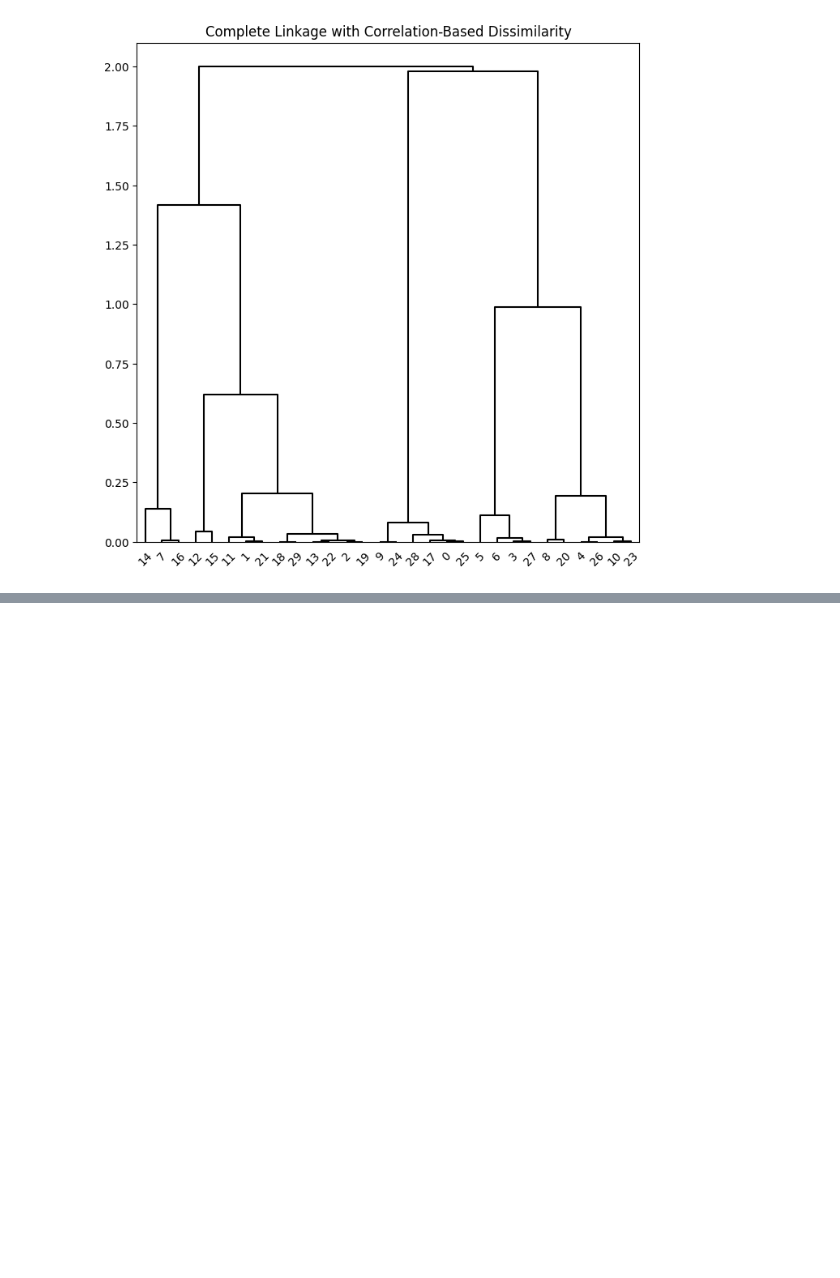
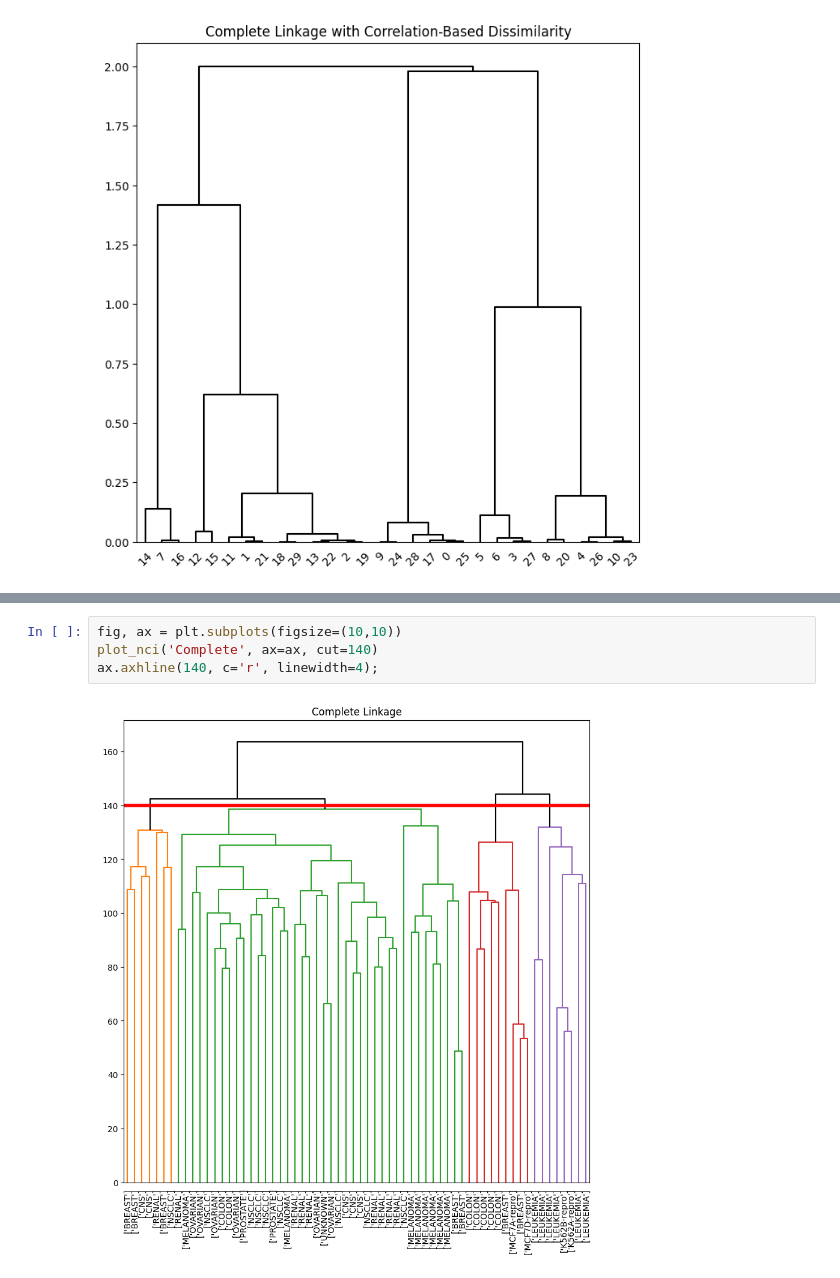
Before and after one commit to oliveira-silva-lucas/ISLP, a Jupyter notebook: Cap_12_Unsupervised_Learning/lab_12.ipynb, the cells around one changed output, grey strips where cells are left out. Drawn from its saved outputs; the diff is of its cells as text; blank space fills up the shorter version.

```diff
--- a/Cap_12_Unsupervised_Learning/lab_12.ipynb
+++ b/Cap_12_Unsupervised_Learning/lab_12.ipynb
@@ -530,0 +644,6 @@ ax.set_title("Complete Linkage with Correlation-Based Dissimilarity");
+# %%
+fig, ax = plt.subplots(figsize=(10,10))
+plot_nci('Complete', ax=ax, cut=140)
+ax.axhline(140, c='r', linewidth=4);
+# %% [output]
+[figure, added]
```
Also changed, not shown: parts of 10 cells of this notebook.
